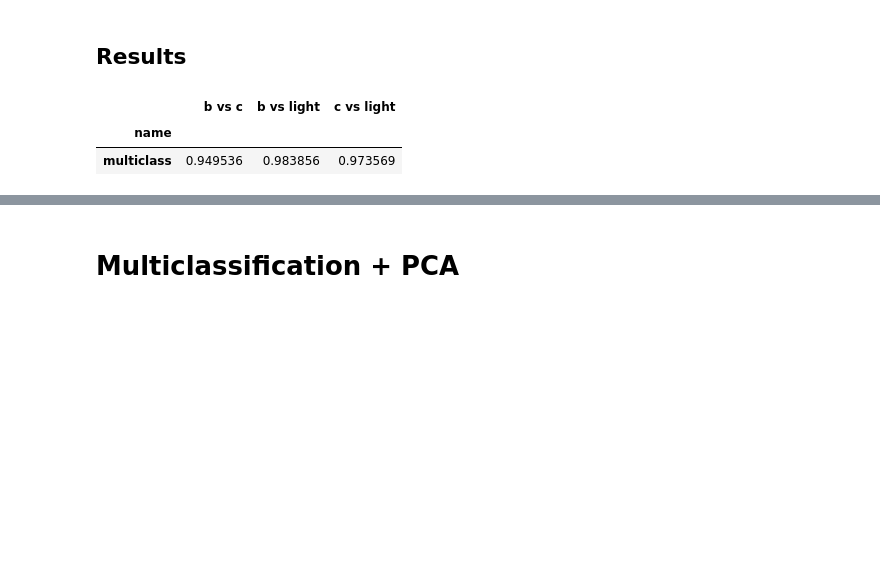
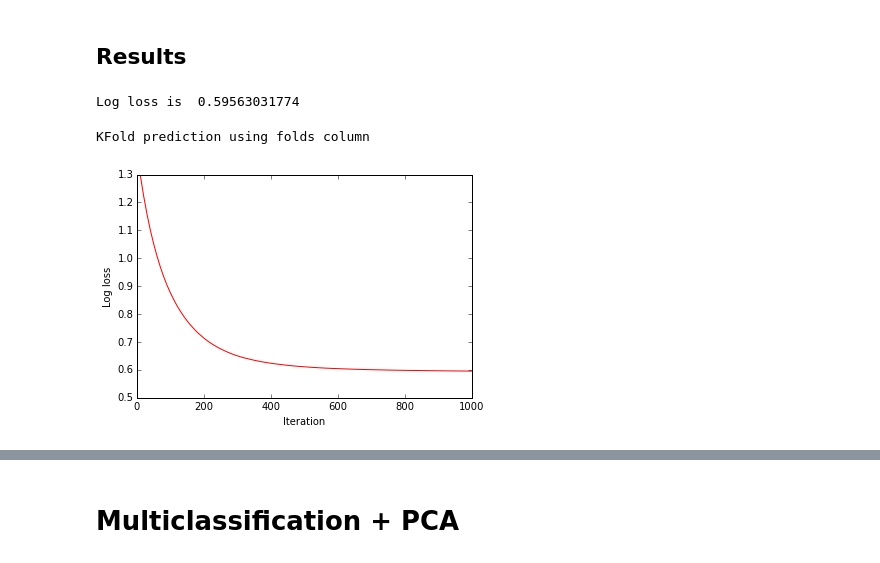
Before and after one commit to tlikhomanenko/jet_tagging_LHCb, a Jupyter notebook: jet-tagging.ipynb, the cells around one changed output, grey strips where cells are left out. Cells and saved outputs as stored; diff of their text form; code cells hidden in the pictures; blank space fills up the shorter version.

```diff
--- a/jet-tagging.ipynb
+++ b/jet-tagging.ipynb
@@ -96,5 +78,12 @@ data_light = data_light[::2]
 # %%
 data = {'b': data_b, 'c': data_c, 'light': data_light}
 # %%
-full_data = pandas.concat([data_b, data_c, data_light])
-full_data['label'] = [0] * len(data_b) + [1] * len(data_c) + [2] * len(data_light)
+full_data = pandas.concat([data_b,
+                           data_c,
+                           data_light[data_light.JetParton != 0],
+                           data_light[data_light.JetParton == 0]])
+
+full_data['label'] = [0] * len(data_b) + \
+                     [1] * len(data_c) + \
+                     [2] * len(data_light[data_light.JetParton != 0]) + \
+                     [3] * len(data_light[data_light.JetParton == 0])
@@ -132,21 +123,3 @@ multi_probs = multi_folding.predict_proba(train_data)
 KFold prediction using folds column
 # %% [markdown]
 ## Results
-# %%
-labels = numpy.array([0] * len(data_b) + [1] * len(data_c) + [2] * len(data_light))
-multiclass_result = generate_result(1 - roc_auc_score(labels > 0, multi_probs[:, 0] / multi_probs[:, 1],
-                                                      sample_weight=(labels != 2) * 1),
-                                    1 - roc_auc_score(labels > 1, multi_probs[:, 0] / multi_probs[:, 2],
-                                                      sample_weight=(labels != 1) * 1),
-                                    1 - roc_auc_score(labels > 1, multi_probs[:, 1] / multi_probs[:, 2],
-                                                      sample_weight=(labels != 0) * 1),
-                                    label='multiclass')
-# %%
-result = pandas.concat([multiclass_result])
-result.index = result['name']
-result = result.drop('name', axis=1)
-result
-# %% [output]
-|  | b vs c | b vs light | c vs light |
-| name |  |  |  |
-| multiclass | 0.949536 | 0.983856 | 0.973569 |
@@ -152,0 +130,27 @@ result
+# %%
+from sklearn.metrics import log_loss
+
+print 'Log loss is ', log_loss(labels, multi_probs)
+# %% [output]
+Log loss is  0.59563031774
+# %%
+def get_learning_curve(clf, data, labels):
+
+    n_estimators = clf.get_params()['base_estimator__n_estimators']
+    staged_probas = clf.staged_predict_proba(data)
+
+    from sklearn.metrics import log_loss
+    log_loss_all = []
+    for pred in staged_probas:
+        log_loss_all.append(log_loss(labels, pred))
+
+    x = numpy.arange(10, n_estimators + 10, 10)
+    plt.plot(x, log_loss_all)
+    plt.ylabel('Log loss')
+    plt.xlabel('Iteration')
+    plt.show()
+# %%
+get_learning_curve(multi_folding, train_data, labels)
+# %% [output]
+KFold prediction using folds column
+[figure, added]
```
Also changed, not shown: parts of 48 cells of this notebook.
